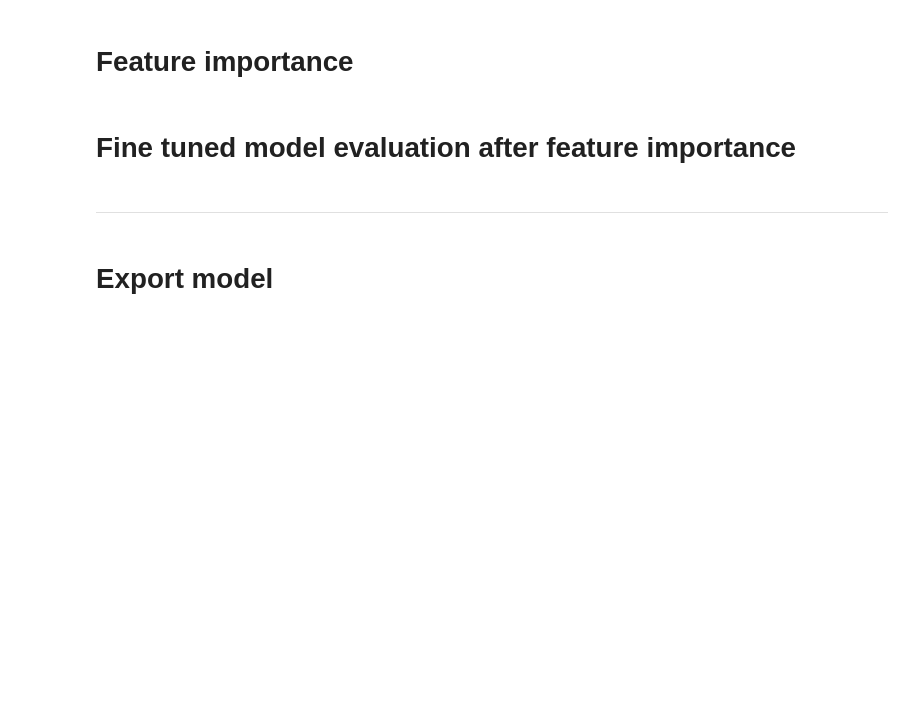
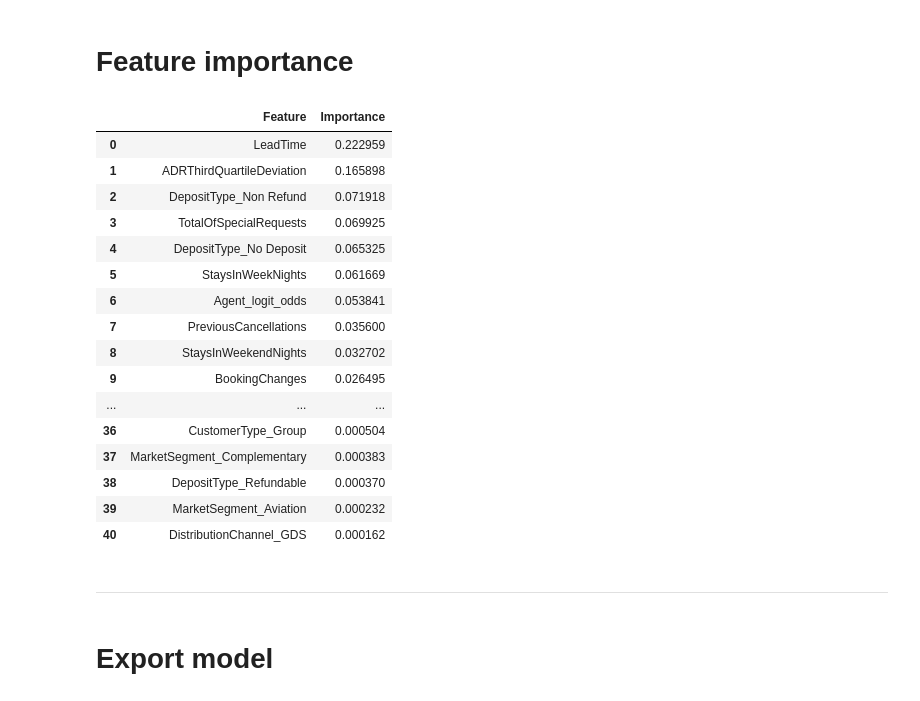
Before and after one commit to NamaWho/hotel-bookings-cancellation-prediction, a Jupyter notebook: main.ipynb, the cells around one changed output. Drawn from its saved outputs; the diff is of its cells as text; code cells hidden in the pictures; blank space fills up the shorter version.

```diff
--- a/main.ipynb
+++ b/main.ipynb
@@ -457,37 +497,51 @@ preprocessor = best_pipeline.named_steps['preprocessing']
 # Get numerical feature names
 numerical_features_names = preprocessor.transformers_[0][2]
 
-# Get OneHotEncoder and categorical features
-ohe = preprocessor.named_transformers_['cat']
-categorical_features_modified = preprocessor.transformers_[1][2]
-ohe_feature_names = ohe.get_feature_names_out(categorical_features_modified)
+# Get categorical feature names
+categorical_features_names = preprocessor.transformers_[1][1].get_feature_names_out()
 
 # Get logit odds feature names
 logit_odds_encoder = preprocessor.named_transformers_['logit_odds']
 logit_odds_feature_names = []
 for col in logit_odds_encoder.columns:
     logit_odds_feature_names.append(f'{col}_logit_odds')
     logit_odds_feature_names.append(f'{col}_prevalence')
 
 # Combine all feature names
 all_feature_names = (
     list(numerical_features_names) +
-    list(ohe_feature_names) +
+    list(categorical_features_names) +
     logit_odds_feature_names
 )
 
 # Verify that the number of features matches
 assert len(all_feature_names) == len(importance), "Feature counts do not match!"
 
 # Create a DataFrame with feature names and importance
 feature_importance_df = pd.DataFrame({
     'Feature': all_feature_names,
     'Importance': importance
 })
 
 # Sort the values by importance
 feature_importance_df = feature_importance_df.sort_values(by='Importance', ascending=False)
 feature_importance_df.reset_index(drop=True, inplace=True)
 feature_importance_df
+# %% [output]
+|  | Feature | Importance |
+| 0 | LeadTime | 0.222959 |
+| 1 | ADRThirdQuartileDeviation | 0.165898 |
+| 2 | DepositType_Non Refund | 0.071918 |
+| 3 | TotalOfSpecialRequests | 0.069925 |
+| 4 | DepositType_No Deposit | 0.065325 |
+| 5 | StaysInWeekNights | 0.061669 |
+| 6 | Agent_logit_odds | 0.053841 |
+| 7 | PreviousCancellations | 0.035600 |
+| 8 | StaysInWeekendNights | 0.032702 |
+| 9 | BookingChanges | 0.026495 |
+| ... | ... | ... |
+| 36 | CustomerType_Group | 0.000504 |
+| 37 | MarketSegment_Complementary | 0.000383 |
+| 38 | DepositType_Refundable | 0.000370 |
+| 39 | MarketSegment_Aviation | 0.000232 |
+| 40 | DistributionChannel_GDS | 0.000162 |
-# %% [markdown]
-# Fine tuned model evaluation after feature importance
```
Also changed, not shown: parts of 11 cells of this notebook, 4 other files.
